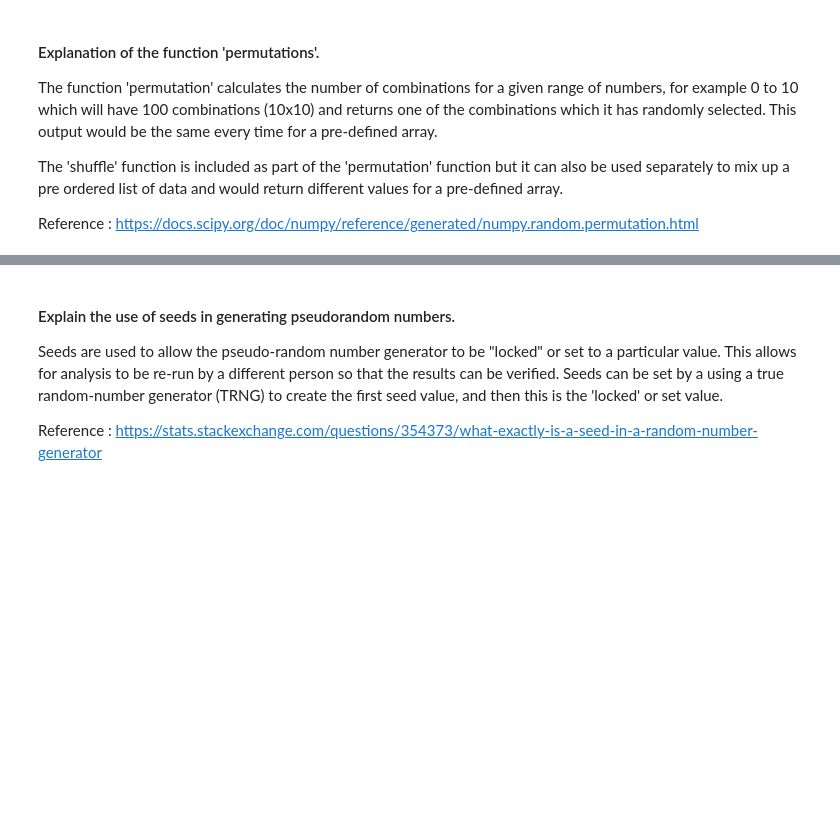
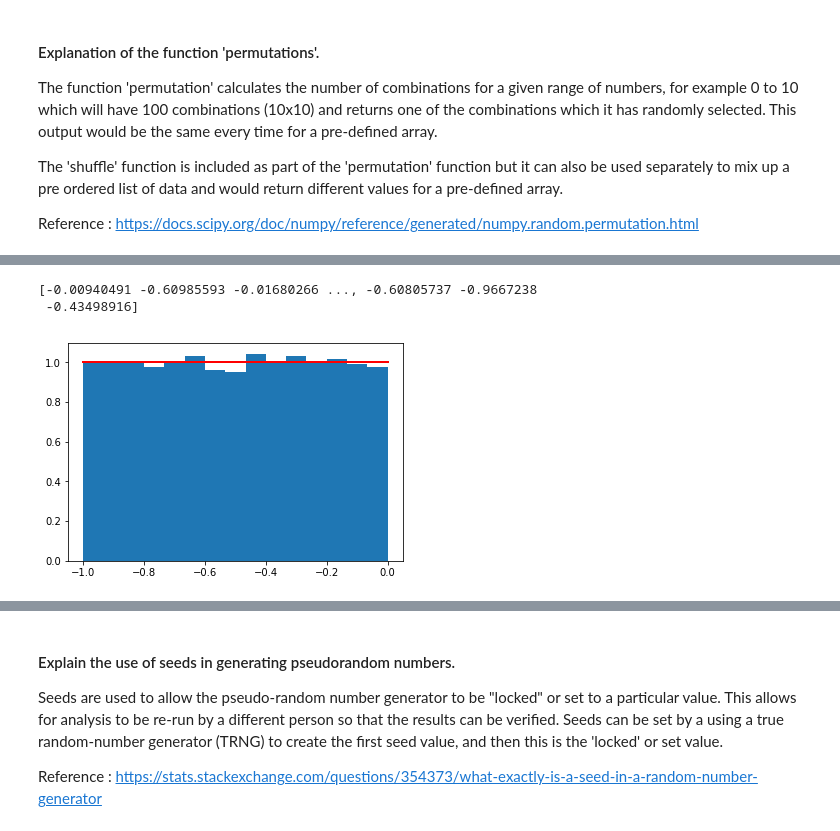
Before and after one commit to MayoMary/Programming-for-DA, a Jupyter notebook: Assignment - Numpy.random.ipynb, the cells around one changed output, grey strips where cells are left out. Drawn from its saved outputs; the diff is of its cells as text; code cells hidden in the pictures; blank space fills up the shorter version.

```diff
--- a/Assignment - Numpy.random.ipynb
+++ b/Assignment - Numpy.random.ipynb
@@ -304,0 +259,20 @@ As the degrees of freedom increase, the chi-square curve approaches a normal dis
+# %%
+# Uniform distribution function in NumPpy package
+# np.random.uniform
+
+# Uniform distribution requires a minmum and maximum
+# o = minimum; 100 = maximum
+# 1000 = number of outputs
+u = np.random.uniform(-1,0,10000)
+print(u)
+# %% [output]
+[-0.00940491 -0.60985593 -0.01680266 ..., -0.60805737 -0.9667238
+ -0.43498916]
+# %%
+# Ploting the outputs
+
+count, bins, ignored = plt.hist(u, 15, density=True)
+plt.plot(bins, np.ones_like(bins), linewidth=2, color='r')
+plt.show()
+# %% [output]
+[figure, added]
```
Also changed, not shown: parts of 19 cells of this notebook.
